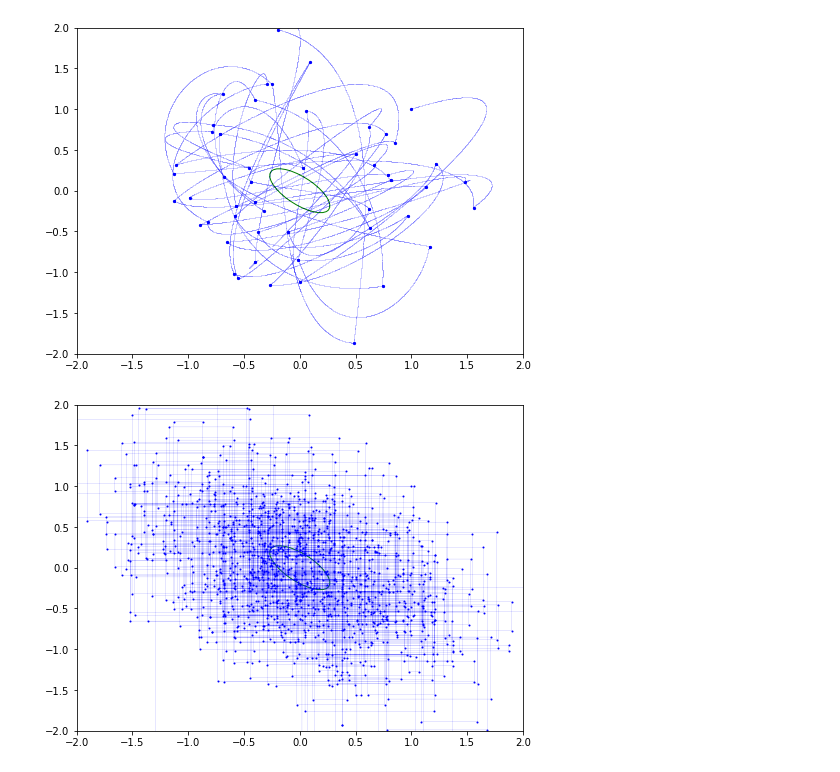
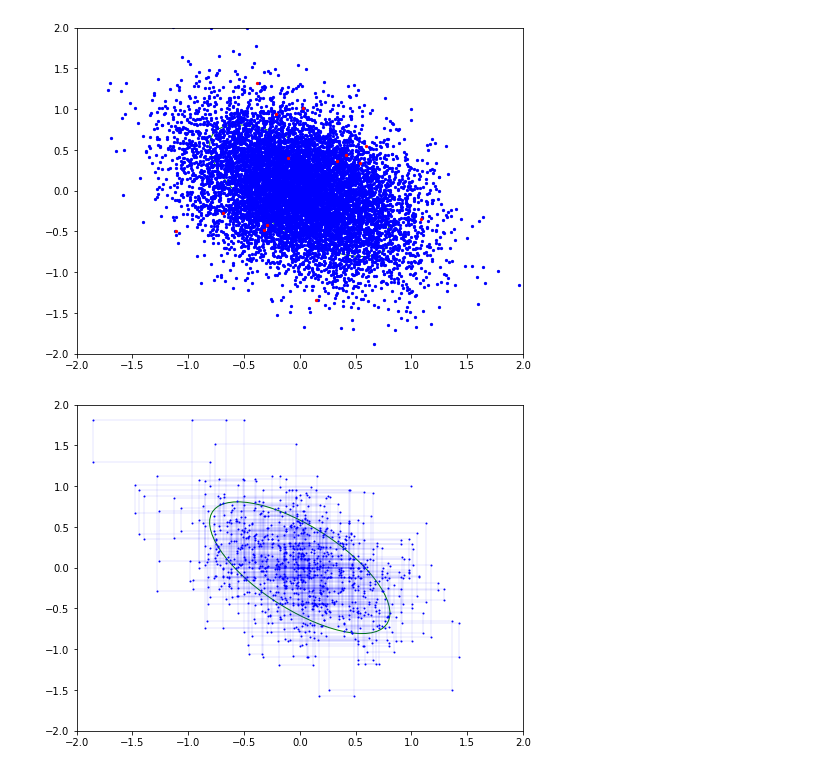
Before and after one commit to sy-eng/mosyamosya, a Jupyter notebook: bayesDL/chapter4/fig4_1.ipynb, the cells around one changed output. Cells and saved outputs as stored; diff of their text form; code cells hidden in the pictures.

```diff
--- a/bayesDL/chapter4/fig4_1.ipynb
+++ b/bayesDL/chapter4/fig4_1.ipynb
@@ -7,14 +7,15 @@ from matplotlib import patches
 import math
 from scipy.stats import multivariate_normal
 
-sampleNum = 100
+sampleNum = 1000
 # Initial point
 previousSample = np.array([1.0, 1.0])
 
 mu = np.array([0.0, 0.0])
-# The covariance matrix has eigenvalue 0.7 for (1, -1) and 0.3 for (1, 1)
-# Then, the covariance matrix is ((0.5, -0.2), (-0.2, 0.5))
-covarianceMatrix = np.array([[0.5, -0.2], [-0.2, 0.5]])
+# The widths of ellipse are 0.7 and 0.3.
+# The covariance matrix has eigenvalue 0.35 for (1, -1) and 0.15 for (1, 1)
+# Then, the covariance matrix is ((0.25, -0.1), (-0.1, 0.25))
+covarianceMatrix = np.array([[0.25, -0.1], [-0.1, 0.25]])
 
 def q(z, zGiven):
     # Now q(z | zGiven) = q(z) = N(z | 0, I)
@@ -49,7 +50,7 @@ print(eigenVectors)
 angle = math.atan2(eigenVectors[0][0], eigenVectors[1][0]) / math.pi * 180
 print(angle)
 
-covarianceMatrixEllipse = patches.Ellipse(xy=mu, width=eigenValues[0], height=eigenValues[1], angle=angle, fill = False, color = "green")
+covarianceMatrixEllipse = patches.Ellipse(xy=mu, width=6*eigenValues[0], height=6*eigenValues[1], angle=angle, fill = False, color = "green")
 
 sampledX = [previousSample[0]]
 sampledY = [previousSample[1]]
@@ -64,7 +65,7 @@ for i in range(sampleNum):
 
     # Step 3 : Update z (sample)
     threshold = np.random.rand()
-    print(threshold, " ", r, " ", min(1, r) > threshold)
+    #print(threshold, " ", r, " ", min(1, r) > threshold)
     if min(1, r) > threshold:
         # Accepted
         sampledX.append(sample[0])
@@ -81,9 +82,9 @@ ax.set_xlim(-2.0, 2.0)
 ax.set_ylim(-2.0, 2.0)
 
 for r in rejectedSamples:
-    plt.plot(r.xs, r.ys, color = "red", marker = "o", lw = 0.05)
+    plt.plot(r.xs, r.ys, color = "red", marker = "o", lw = 0.05, ms = 1)
 
-plt.plot(sampledX, sampledY, color = "blue", marker = "o", lw = 0.05)
+plt.plot(sampledX, sampledY, color = "blue", marker = "o", lw = 0.05, ms = 1)
 
 plt.show()
 # %% [output]
@@ -114,7 +102,7 @@ from matplotlib import patches
 import math
 from scipy.stats import multivariate_normal
 
-sampleNum = 50
+sampleNum = 10000
 # Initial point
 previousSample = np.array([1.0, 1.0])
 epsilon = 0.05
@@ -125,7 +113,7 @@ L = 30
 mu = np.array([0.0, 0.0])
 # The covariance matrix has eigenvalue 0.7 for (1, -1) and 0.3 for (1, 1)
 # Then, the covariance matrix is ((0.5, -0.2), (-0.2, 0.5))
-covarianceMatrix = np.array([[0.5, -0.2], [-0.2, 0.5]])
+covarianceMatrix = np.array([[0.25, -0.1], [-0.1, 0.25]])
 
 def U(z):
     # U = -ln p~(z)
@@ -165,7 +153,7 @@ def calcP(z, p, zStar, pStar):
 #Draw a ellipse for p(z)
 eigenValues, eigenVectors = np.linalg.eig(covarianceMatrix)
 angle = math.atan2(eigenVectors[0][0], eigenVectors[1][0]) / math.pi * 180
-covarianceMatrixEllipse = patches.Ellipse(xy=mu, width=eigenValues[0], height=eigenValues[1], angle=angle, fill = False, color = "green")
+covarianceMatrixEllipse = patches.Ellipse(xy=mu, width=6*eigenValues[0], height=6*eigenValues[1], angle=angle, fill = False, color = "green")
 
 sampledX = [previousSample[0]]
 sampledY = [previousSample[1]]
@@ -194,38 +182,38 @@ for i in range(sampleNum):
     r = calcP(previousSample, pInit, z, p)
 
     # Step 4 : Update z (sample)
     threshold = np.random.rand()
 #    print(threshold, " ", r, " ", min(1, r) > threshold)
     if min(1, r) > threshold:
         # Accepted
         sampledX.append(z[0])
         sampledY.append(z[1])
         sampledPath.append(path)
         previousSample = z
     else:
         # Rejected
         rejectedX.append(z[0])
         rejectedY.append(z[1])
         rejectedPath.append(path)
 
 fig = plt.figure(figsize = (8, 6))
 ax = fig.add_subplot(111)
 ax.add_patch(covarianceMatrixEllipse)
 ax.set_xlim(-2.0, 2.0)
 ax.set_ylim(-2.0, 2.0)
 
-for p in sampledPath:
-    plt.plot(p.xs, p.ys, color = "blue", lw = 0.005)
+#for p in sampledPath:
+#    plt.plot(p.xs, p.ys, color = "blue", lw = 0.004)
 
-for p in rejectedPath:
-    plt.plot(p.xs, p.ys, color = "red", lw = 0.005)
+#for p in rejectedPath:
+#    plt.plot(p.xs, p.ys, color = "red", lw = 0.004)
 
 plt.scatter(sampledX, sampledY, color = "blue", s = 5.0)
 plt.scatter(rejectedX, rejectedY, color = "red", s = 5.0)
 
 plt.show()
 # %% [output]
-[figure, old version]
+[figure, new version]
 # %%
 %matplotlib inline
 
@@ -234,12 +222,12 @@ from matplotlib import pyplot as plt
 from matplotlib import patches
 from scipy.stats import norm
 
-sampleNum = 1500
+sampleNum = 1000
 # Initial point
 previousSample = np.array([1.0, 1.0])
 
 mu = np.array([0.0, 0.0])
-covarianceMatrix = np.array([[0.5, -0.2], [-0.2, 0.5]])
+covarianceMatrix = np.array([[0.25, -0.1], [-0.1, 0.25]])
 
 def sampleFromPX1GivenX2(x2):
     # Refer to (A.7) - (A.9)
@@ -261,7 +249,7 @@ def sampleFromPX2GivenX1(x1):
 #Draw a ellipse for p(z)
 eigenValues, eigenVectors = np.linalg.eig(covarianceMatrix)
 angle = math.atan2(eigenVectors[0][0], eigenVectors[1][0]) / math.pi * 180
-covarianceMatrixEllipse = patches.Ellipse(xy=mu, width=eigenValues[0], height=eigenValues[1], angle=angle, fill = False, color = "green")
+covarianceMatrixEllipse = patches.Ellipse(xy=mu, width=6*eigenValues[0], height=6*eigenValues[1], angle=angle, fill = False, color = "green")
 
 sampledX = [previousSample[0]]
 sampledY = [previousSample[1]]
@@ -294,4 +282,4 @@ plt.plot(sampledX, sampledY, color = "blue", marker = "o", lw = 0.1, ms = 1)
 
 plt.show()
 # %% [output]
-[figure, old version]
+[figure, new version]
```
Also changed, not shown: parts of 2 cells of this notebook.
